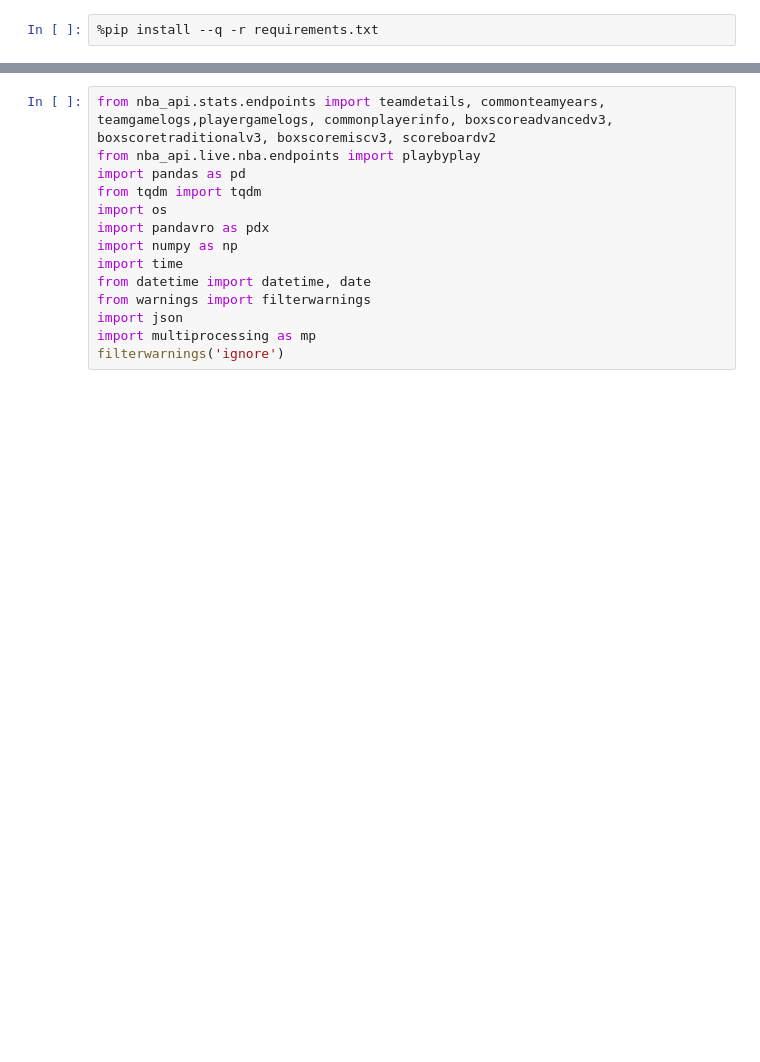
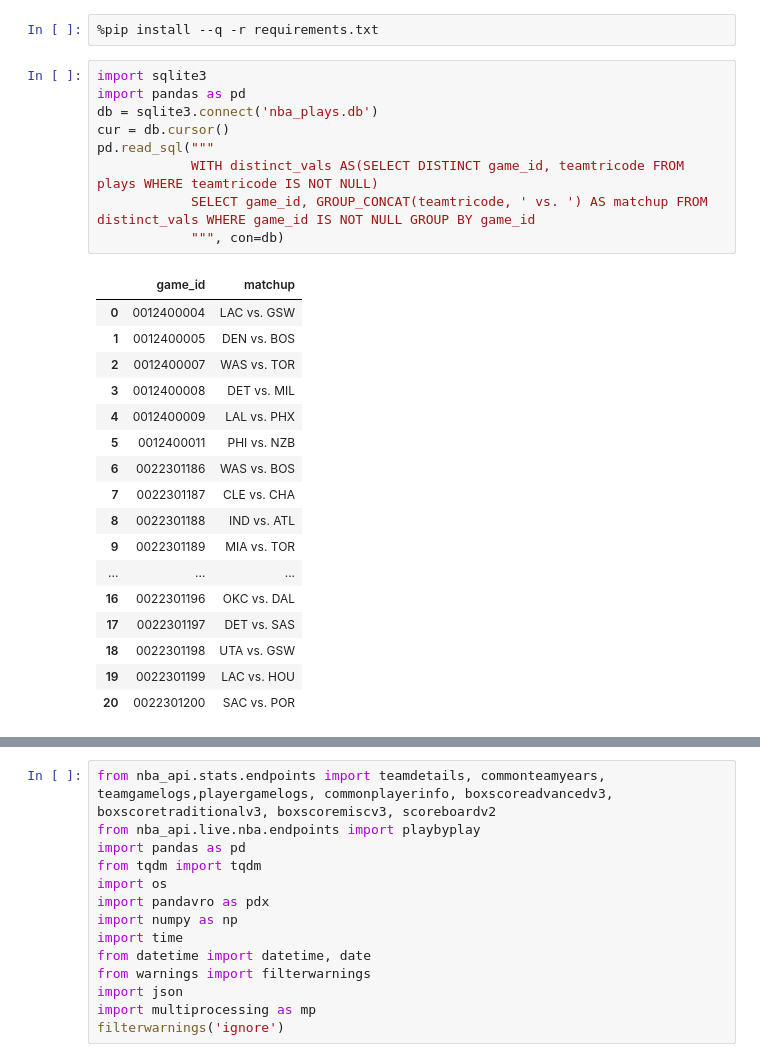
Before and after one commit to DataNerd2021/real-time-nba-stats-app, a Jupyter notebook: API Exploration.ipynb, the cells around one changed output, grey strips where cells are left out. Drawn from its saved outputs; the diff is of its cells as text; blank space fills up the shorter version.

Commit message:
ensure all plays are in database

```diff
--- a/API Exploration.ipynb
+++ b/API Exploration.ipynb
@@ -2,3 +2,30 @@
 ## Import Required Libraries
 # %%
 %pip install --q -r requirements.txt
+# %%
+import sqlite3
+import pandas as pd
+db = sqlite3.connect('nba_plays.db')
+cur = db.cursor()
+pd.read_sql("""
+            WITH distinct_vals AS(SELECT DISTINCT game_id, teamtricode FROM plays WHERE teamtricode IS NOT NULL)
+            SELECT game_id, GROUP_CONCAT(teamtricode, ' vs. ') AS matchup FROM distinct_vals WHERE game_id IS NOT NULL GROUP BY game_id
+            """, con=db)
+# %% [output]
+|  | game_id | matchup |
+| 0 | 0012400004 | LAC vs. GSW |
+| 1 | 0012400005 | DEN vs. BOS |
+| 2 | 0012400007 | WAS vs. TOR |
+| 3 | 0012400008 | DET vs. MIL |
+| 4 | 0012400009 | LAL vs. PHX |
+| 5 | 0012400011 | PHI vs. NZB |
+| 6 | 0022301186 | WAS vs. BOS |
+| 7 | 0022301187 | CLE vs. CHA |
+| 8 | 0022301188 | IND vs. ATL |
+| 9 | 0022301189 | MIA vs. TOR |
+| ... | ... | ... |
+| 16 | 0022301196 | OKC vs. DAL |
+| 17 | 0022301197 | DET vs. SAS |
+| 18 | 0022301198 | UTA vs. GSW |
+| 19 | 0022301199 | LAC vs. HOU |
+| 20 | 0022301200 | SAC vs. POR |
```
Also changed, not shown: parts of 4 cells of this notebook.
